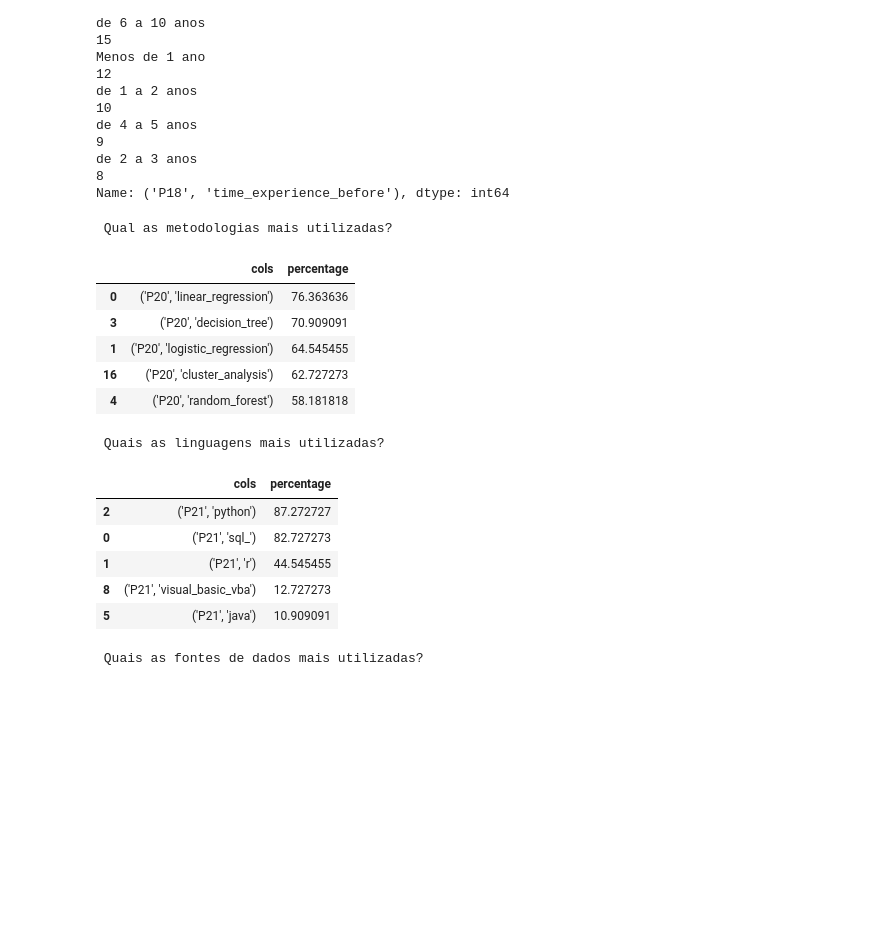
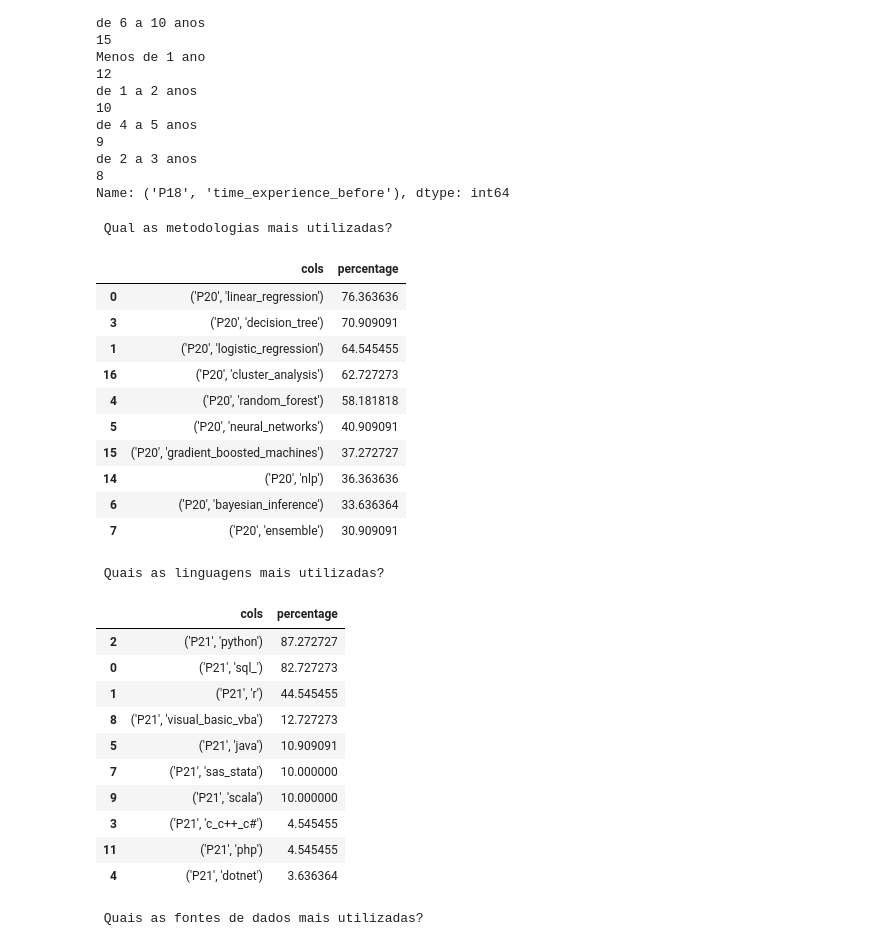
Before and after one commit to leonardovaladao/Data-Science-Python-Projects, a Jupyter notebook: EDA/DataHacker-Survey-2019/DS_Salary_Study_Best_Quarter.ipynb, the cells around one changed output. Saved outputs shown, nothing was run; the diff lists cells and outputs as text; code cells hidden in the pictures; blank space fills up the shorter version.

```diff
--- a/EDA/DataHacker-Survey-2019/DS_Salary_Study_Best_Quarter.ipynb
+++ b/EDA/DataHacker-Survey-2019/DS_Salary_Study_Best_Quarter.ipynb
@@ -243,21 +248,26 @@ Name: ('P18', 'time_experience_before'), dtype: int64
 # %%
 print("\n Qual as metodologias mais utilizadas?")
 tech_best = [col for col in df_best if col.startswith("('P20") ]
 percs = [df_best[tech_best][col].sum() /len(df_best)*100 for col in df_best[tech_best].columns]
 
 df_best_tech = pd.DataFrame()
 df_best_tech["cols"]=df_best[tech_best].columns
 df_best_tech["percentage"]=percs
 
-df_best_tech.sort_values(by="percentage", ascending=False).head(5)
+df_best_tech.sort_values(by="percentage", ascending=False).head(10)
 # %% [output]
  Qual as metodologias mais utilizadas?
 |  | cols | percentage |
 | 0 | ('P20', 'linear_regression') | 76.363636 |
 | 3 | ('P20', 'decision_tree') | 70.909091 |
 | 1 | ('P20', 'logistic_regression') | 64.545455 |
 | 16 | ('P20', 'cluster_analysis') | 62.727273 |
 | 4 | ('P20', 'random_forest') | 58.181818 |
+| 5 | ('P20', 'neural_networks') | 40.909091 |
+| 15 | ('P20', 'gradient_boosted_machines') | 37.272727 |
+| 14 | ('P20', 'nlp') | 36.363636 |
+| 6 | ('P20', 'bayesian_inference') | 33.636364 |
+| 7 | ('P20', 'ensemble') | 30.909091 |
 # %%
 print("\n Quais as linguagens mais utilizadas?")
 lang_best = [col for col in df_best if col.startswith("('P21") ]
@@ -267,7 +277,7 @@ df_best_lang = pd.DataFrame()
 df_best_lang["cols"]=df_best[lang_best].columns
 df_best_lang["percentage"]=percs
 
-df_best_lang.sort_values(by="percentage", ascending=False).head(5)
+df_best_lang.sort_values(by="percentage", ascending=False).head(10)
 # %% [output]
  Quais as linguagens mais utilizadas?
 |  | cols | percentage |
@@ -276,6 +286,11 @@ df_best_lang.sort_values(by="percentage", ascending=False).head(5)
 | 1 | ('P21', 'r') | 44.545455 |
 | 8 | ('P21', 'visual_basic_vba') | 12.727273 |
 | 5 | ('P21', 'java') | 10.909091 |
+| 7 | ('P21', 'sas_stata') | 10.000000 |
+| 9 | ('P21', 'scala') | 10.000000 |
+| 3 | ('P21', 'c_c++_c#') | 4.545455 |
+| 11 | ('P21', 'php') | 4.545455 |
+| 4 | ('P21', 'dotnet') | 3.636364 |
 # %%
 print("\n Quais as fontes de dados mais utilizadas?")
 source_best = [col for col in df_best if col.startswith("('P23") ]
```
Also changed, not shown: parts of 3 cells of this notebook, 4 other files.
